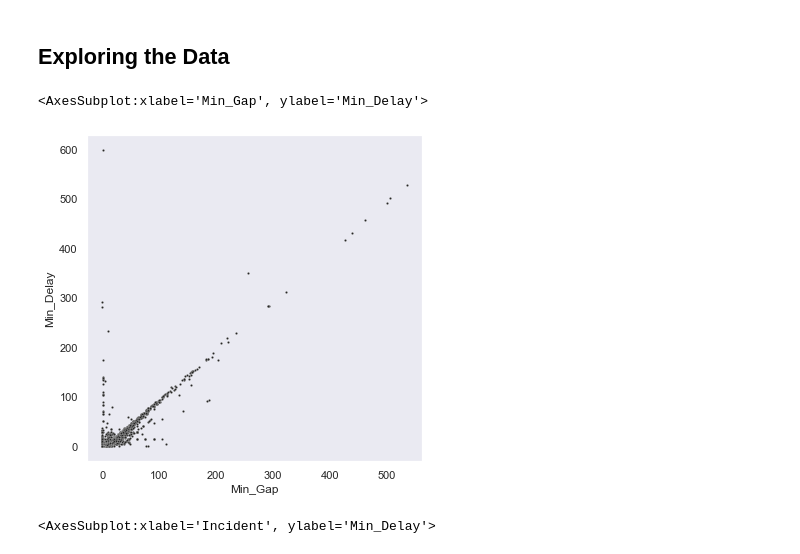
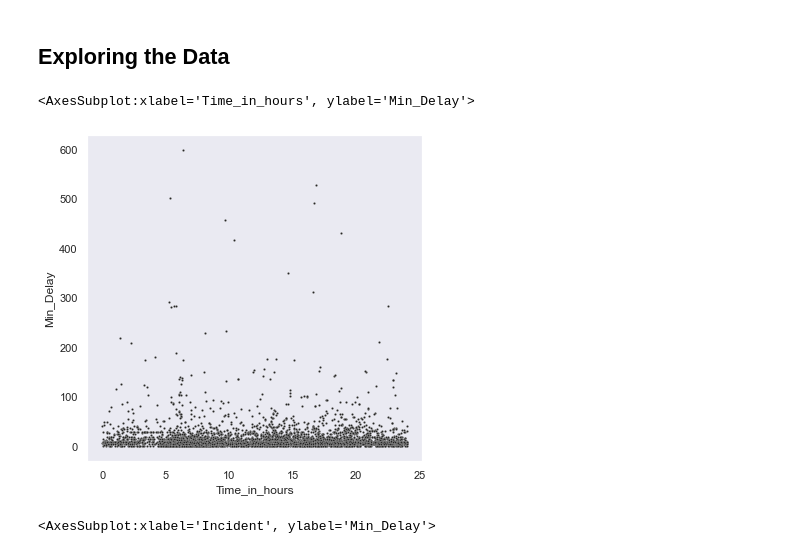
Before and after one commit to rachaellam/ML-ttc, a Jupyter notebook: ML-ttc-Clustering.ipynb, the cells around one changed output. Cells and saved outputs as stored; diff of their text form; code cells hidden in the pictures.

```diff
--- a/ML-ttc-Clustering.ipynb
+++ b/ML-ttc-Clustering.ipynb
@@ -75,13 +111,13 @@ df['Direction'].isna().sum()
 # %%
 import seaborn as sns
 import matplotlib.pyplot as plt
 sns.set_theme(style="dark")
 
 f, ax = plt.subplots(figsize=(6, 6))
-sns.scatterplot(x=df['Min_Gap'], y=df['Min_Delay'], s=5, color=".15")
+sns.scatterplot(x=df['Time_in_hours'], y=df['Min_Delay'], s=5, color=".15")
 # %% [output]
-<AxesSubplot:xlabel='Min_Gap', ylabel='Min_Delay'>
+<AxesSubplot:xlabel='Time_in_hours', ylabel='Min_Delay'>
-[figure, old version]
+[figure, new version]
 # %%
 sns.set_theme(style="dark")
 
```
Also changed, not shown: parts of 4 cells of this notebook.
